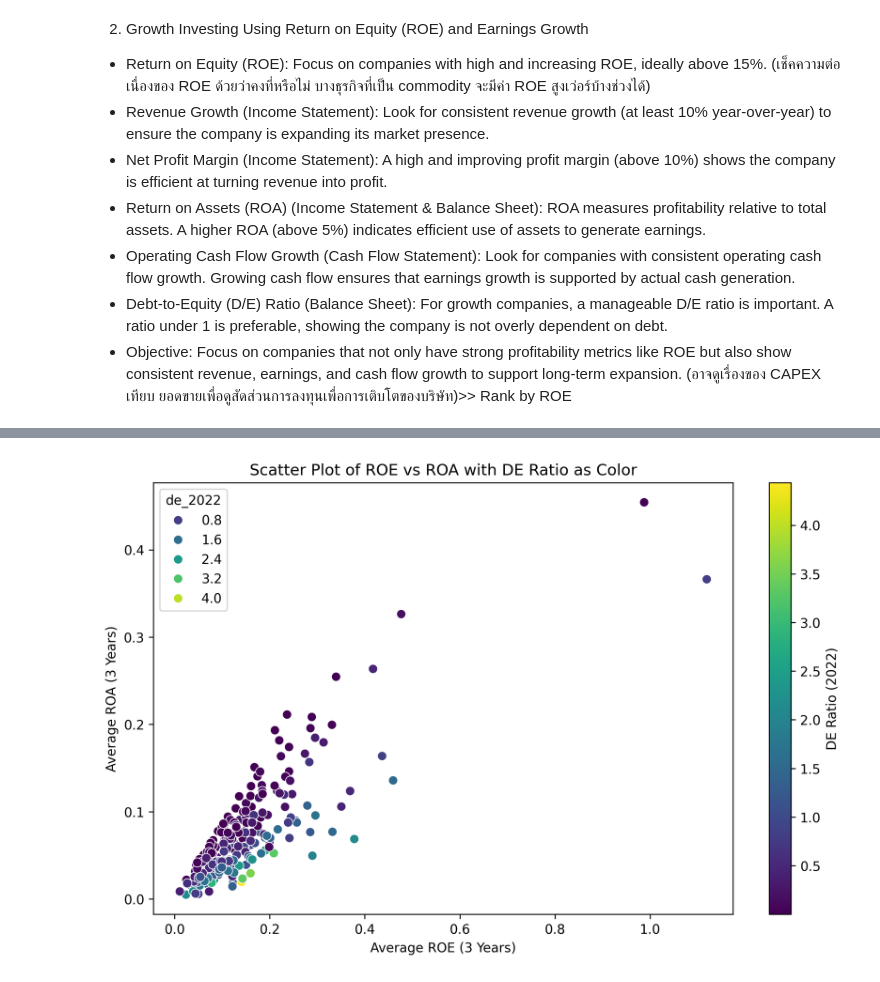
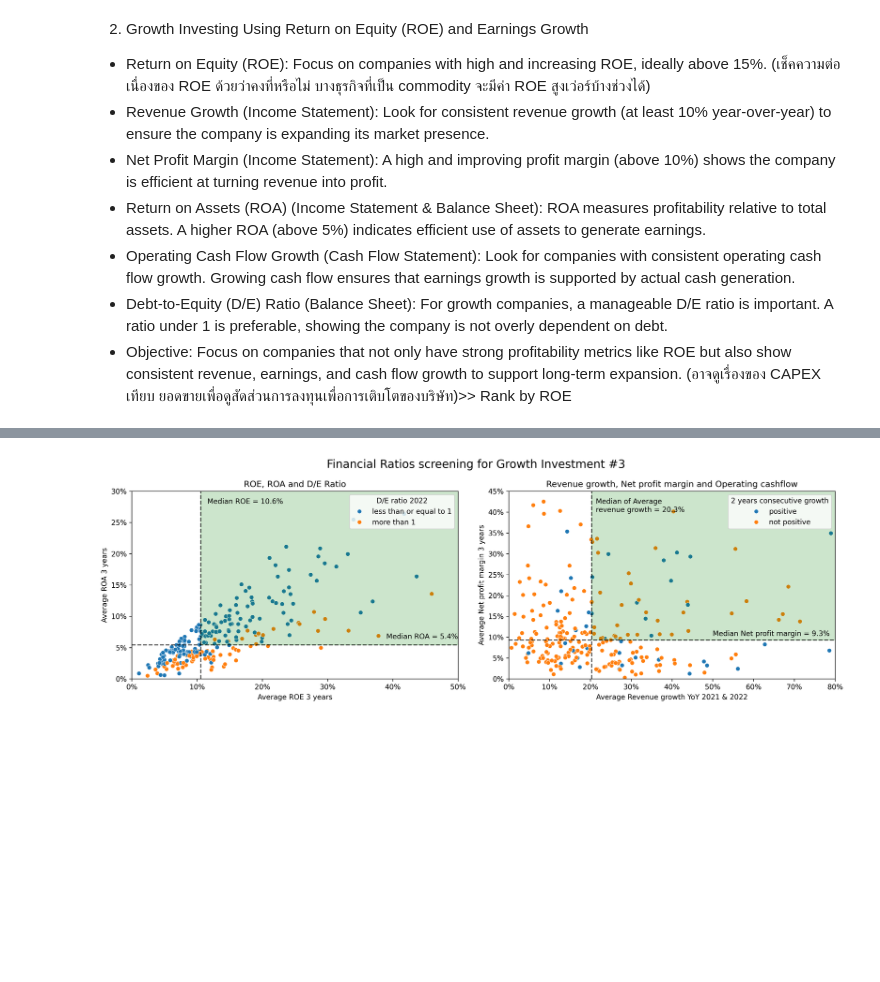
Before and after one commit to suparuek2405/Stock-screening-with-python, a Jupyter notebook: Group_assignment_Tacocat_set_yfinance.ipynb, the cells around one changed output, grey strips where cells are left out. Saved outputs shown, nothing was run; the diff lists cells and outputs as text; code cells hidden in the pictures; blank space fills up the shorter version.

```diff
--- a/Group_assignment_Tacocat_set_yfinance.ipynb
+++ b/Group_assignment_Tacocat_set_yfinance.ipynb
@@ -769,26 +705,46 @@ df_merged
 249 rows × 7 columns
-# %%
-
-
-plt.figure(figsize=(10, 6))
-
-# Create a scatter plot
-scatter = sns.scatterplot(x='avg_roe_3year', y='avg_roa_3year',
-                           data=df_merged, hue='de_2022',
-                           palette='viridis', s=50)
-
-# Set labels and title
-plt.xlabel('Average ROE (3 Years)')
-plt.ylabel('Average ROA (3 Years)')
-plt.title('Scatter Plot of ROE vs ROA with DE Ratio as Color')
-
-# Create a color bar
-norm = plt.Normalize(df_merged['de_2022'].min(), df_merged['de_2022'].max())
-sm = plt.cm.ScalarMappable(cmap='viridis', norm=norm)
-sm.set_array([])  # only needed for older versions of matplotlib
-plt.colorbar(sm, label='DE Ratio (2022)')
-
-# Show the plot
-plt.show()
-# %% [output]
-[figure, removed]
+# %%
+# Create a figure with 2 subplots
+fig, axes = plt.subplots(1, 2, figsize=(15, 5))
+
+#add first subplot
+sns.scatterplot(x='avg_roe_3year', y='avg_roa_3year', hue='de2022', data=df_merged, ax=axes[0])
+
+#adjust axis
+axes[0].xaxis.set_major_formatter(FuncFormatter(lambda x, _: f'{x*100:.0f}%'))
+axes[0].yaxis.set_major_formatter(FuncFormatter(lambda x, _: f'{x*100:.0f}%'))
+axes[0].set_xlim(0,0.5)
+axes[0].set_ylim(0,0.3)
+axes[0].set_xlabel('Average ROE 3 years')
+axes[0].set_ylabel('Average ROA 3 years')
+axes[0].set_title('ROE, ROA and D/E Ratio')
+axes[0].axvline(x=median_roe, color='black', linestyle='--',alpha=0.7)
+axes[0].axhline(y=median_roa, color='black', linestyle='--',alpha=0.7)
+axes[0].legend(loc='upper right', title='D/E ratio 2022')
+axes[0].text(median_roe + 0.01, 0.28, f'Median ROE = {median_roe*100:.1f}%', color='black')
+axes[0].text(0.39, median_roa + 0.01, f'Median ROA = {median_roa*100:.1f}%', color='black')
+axes[0].fill_betweenx(y=[median_roa, 0.3], x1=median_roe, x2=0.5, color='green', alpha=0.2)
+
+#add second subplot
+sns.scatterplot(x='rev_gth_2year', y='avg_npm_3year', hue='2 years consecutive growth', data=df_merged, ax=axes[1])
+
+#adjust axis
+axes[1].xaxis.set_major_formatter(FuncFormatter(lambda x, _: f'{x*100:.0f}%'))
+axes[1].yaxis.set_major_formatter(FuncFormatter(lambda x, _: f'{x*100:.0f}%'))
+axes[1].set_xlim(0,0.8)
+axes[1].set_ylim(0,0.45)
+axes[1].set_xlabel('Average Revenue growth YoY 2021 & 2022')
+axes[1].set_ylabel('Average Net profit margin 3 years')
+axes[1].set_title('Revenue growth, Net profit margin and Operating cashflow')
+axes[1].axvline(x=median_gth, color='black', linestyle='--',alpha=0.7)
+axes[1].axhline(y=median_npm, color='black', linestyle='--',alpha=0.7)
+axes[1].legend(loc='upper right', title='2 years consecutive growth')
+axes[1].text(median_gth + 0.01, 0.4, f'Median of Average\nrevenue growth = {median_gth*100:.1f}%', color='black')
+axes[1].text(0.5, median_npm + 0.01, f'Median Net profit margin = {median_npm*100:.1f}%', color='black')
+axes[1].fill_betweenx(y=[median_npm, 0.8], x1=median_gth, x2=0.8, color='green', alpha=0.2)
+
+# Adjust the layout and display the plot
+plt.suptitle('Financial Ratios screening for Growth Investment #3', fontsize=16)
+plt.tight_layout()
+# %% [output]
+[figure, added]
```
Also changed, not shown: parts of 22 cells of this notebook.
